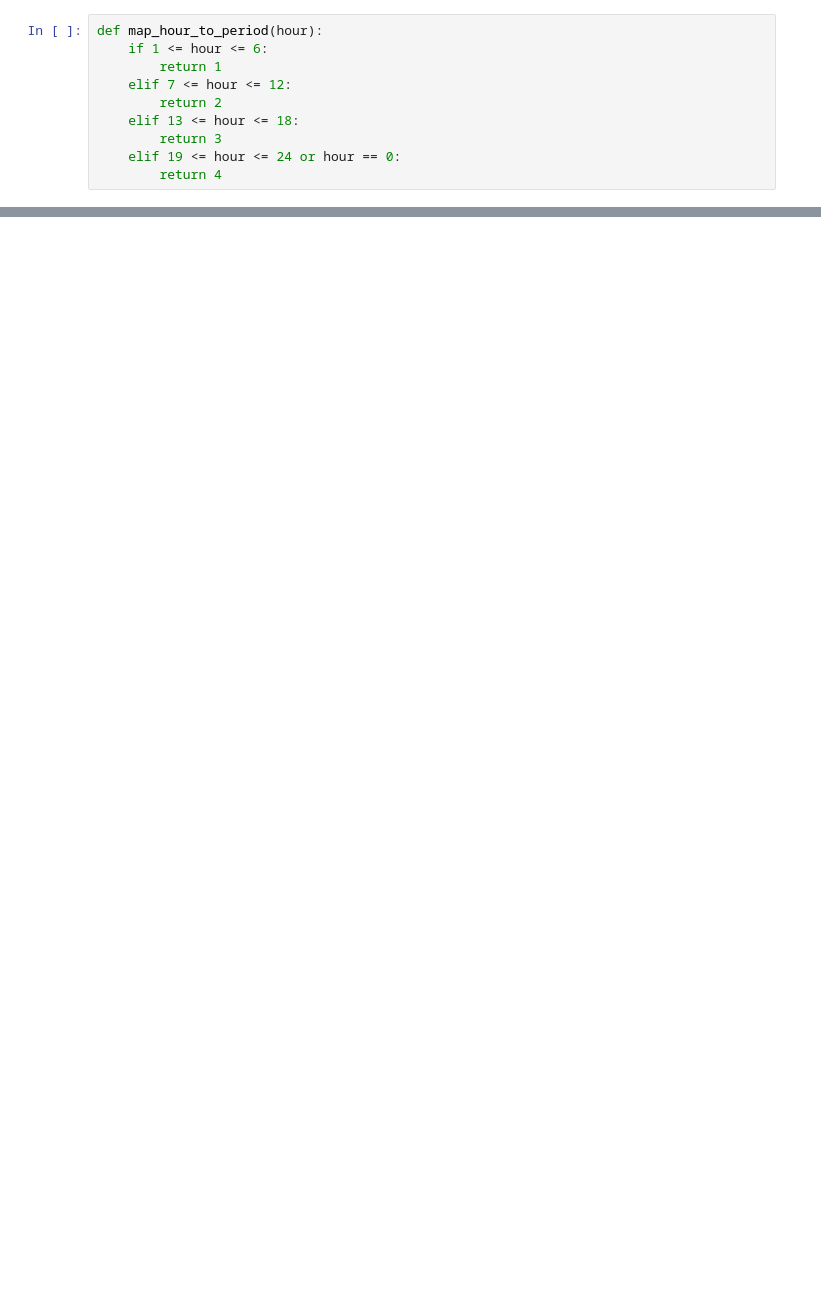
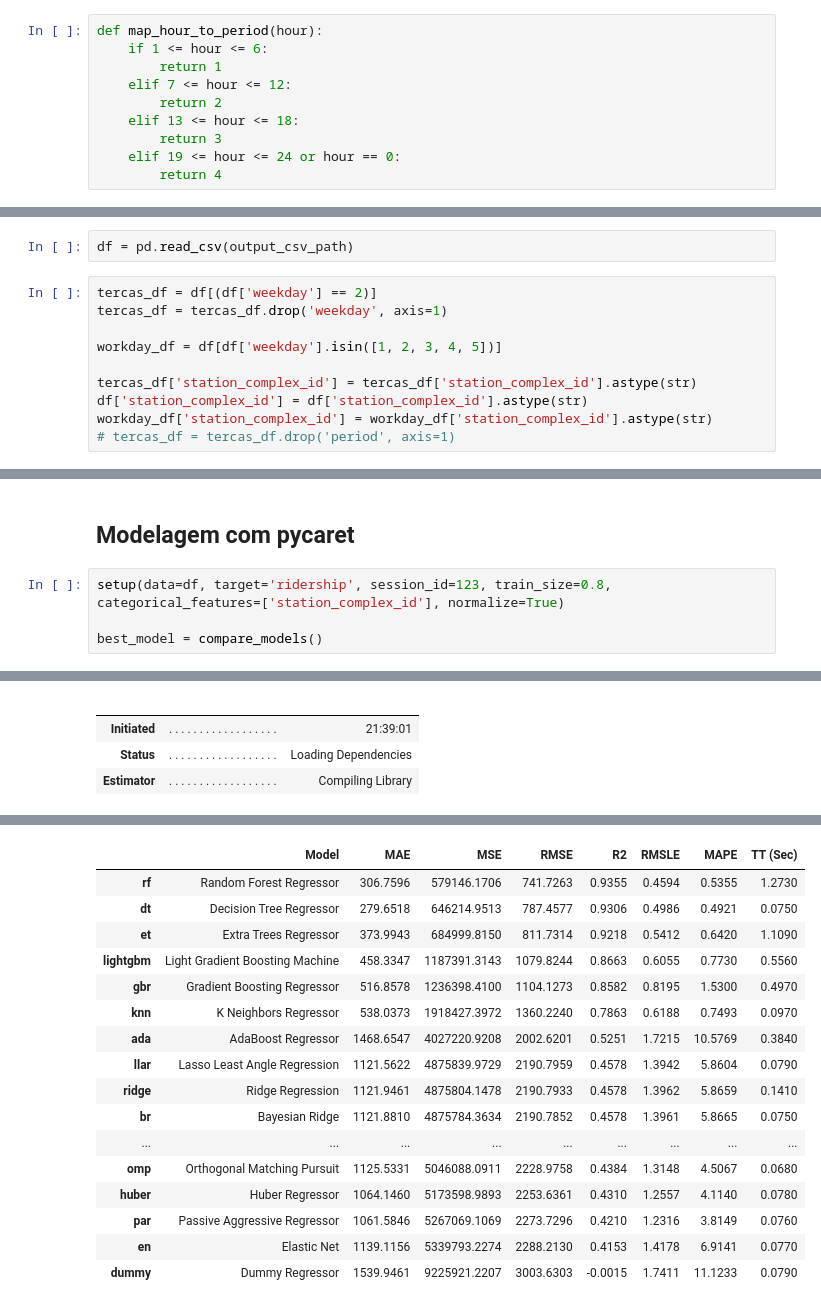
Before and after one commit to IsraP/IP-TCC, a Jupyter notebook: TCC 2.0.ipynb, the cells around one changed output, grey strips where cells are left out. Cells and saved outputs as stored; diff of their text form; blank space fills up the shorter version.

```diff
--- a/TCC 2.0.ipynb
+++ b/TCC 2.0.ipynb
@@ -65,0 +83,12 @@ df.to_csv(output_csv_path, index=False)
+# %%
+df = pd.read_csv(output_csv_path)
+# %%
+tercas_df = df[(df['weekday'] == 2)]
+tercas_df = tercas_df.drop('weekday', axis=1)
+
+workday_df = df[df['weekday'].isin([1, 2, 3, 4, 5])]
+
+tercas_df['station_complex_id'] = tercas_df['station_complex_id'].astype(str)
+df['station_complex_id'] = df['station_complex_id'].astype(str)
+workday_df['station_complex_id'] = workday_df['station_complex_id'].astype(str)
+# tercas_df = tercas_df.drop('period', axis=1)
@@ -65,0 +184,7 @@ df.to_csv(output_csv_path, index=False)
+# %% [markdown]
+## Modelagem com pycaret
+# %%
+setup(data=df, target='ridership', session_id=123, train_size=0.8, categorical_features=['station_complex_id'], normalize=True)
+
+best_model = compare_models()
+# %% [output]
@@ -65,0 +208,5 @@ df.to_csv(output_csv_path, index=False)
+|  |  |  |
+|  |  |  |
+| Initiated | . . . . . . . . . . . . . . . . . . | 21:39:01 |
+| Status | . . . . . . . . . . . . . . . . . . | Loading Dependencies |
+| Estimator | . . . . . . . . . . . . . . . . . . | Compiling Library |
@@ -65,0 +214,17 @@ df.to_csv(output_csv_path, index=False)
+|  | Model | MAE | MSE | RMSE | R2 | RMSLE | MAPE | TT (Sec) |
+| rf | Random Forest Regressor | 306.7596 | 579146.1706 | 741.7263 | 0.9355 | 0.4594 | 0.5355 | 1.2730 |
+| dt | Decision Tree Regressor | 279.6518 | 646214.9513 | 787.4577 | 0.9306 | 0.4986 | 0.4921 | 0.0750 |
+| et | Extra Trees Regressor | 373.9943 | 684999.8150 | 811.7314 | 0.9218 | 0.5412 | 0.6420 | 1.1090 |
+| lightgbm | Light Gradient Boosting Machine | 458.3347 | 1187391.3143 | 1079.8244 | 0.8663 | 0.6055 | 0.7730 | 0.5560 |
+| gbr | Gradient Boosting Regressor | 516.8578 | 1236398.4100 | 1104.1273 | 0.8582 | 0.8195 | 1.5300 | 0.4970 |
+| knn | K Neighbors Regressor | 538.0373 | 1918427.3972 | 1360.2240 | 0.7863 | 0.6188 | 0.7493 | 0.0970 |
+| ada | AdaBoost Regressor | 1468.6547 | 4027220.9208 | 2002.6201 | 0.5251 | 1.7215 | 10.5769 | 0.3840 |
+| llar | Lasso Least Angle Regression | 1121.5622 | 4875839.9729 | 2190.7959 | 0.4578 | 1.3942 | 5.8604 | 0.0790 |
+| ridge | Ridge Regression | 1121.9461 | 4875804.1478 | 2190.7933 | 0.4578 | 1.3962 | 5.8659 | 0.1410 |
+| br | Bayesian Ridge | 1121.8810 | 4875784.3634 | 2190.7852 | 0.4578 | 1.3961 | 5.8665 | 0.0750 |
+| ... | ... | ... | ... | ... | ... | ... | ... | ... |
+| omp | Orthogonal Matching Pursuit | 1125.5331 | 5046088.0911 | 2228.9758 | 0.4384 | 1.3148 | 4.5067 | 0.0680 |
+| huber | Huber Regressor | 1064.1460 | 5173598.9893 | 2253.6361 | 0.4310 | 1.2557 | 4.1140 | 0.0780 |
+| par | Passive Aggressive Regressor | 1061.5846 | 5267069.1069 | 2273.7296 | 0.4210 | 1.2316 | 3.8149 | 0.0760 |
+| en | Elastic Net | 1139.1156 | 5339793.2274 | 2288.2130 | 0.4153 | 1.4178 | 6.9141 | 0.0770 |
+| dummy | Dummy Regressor | 1539.9461 | 9225921.2207 | 3003.6303 | -0.0015 | 1.7411 | 11.1233 | 0.0790 |
```
Also changed, not shown: parts of 60 cells of this notebook, 5 other files.
